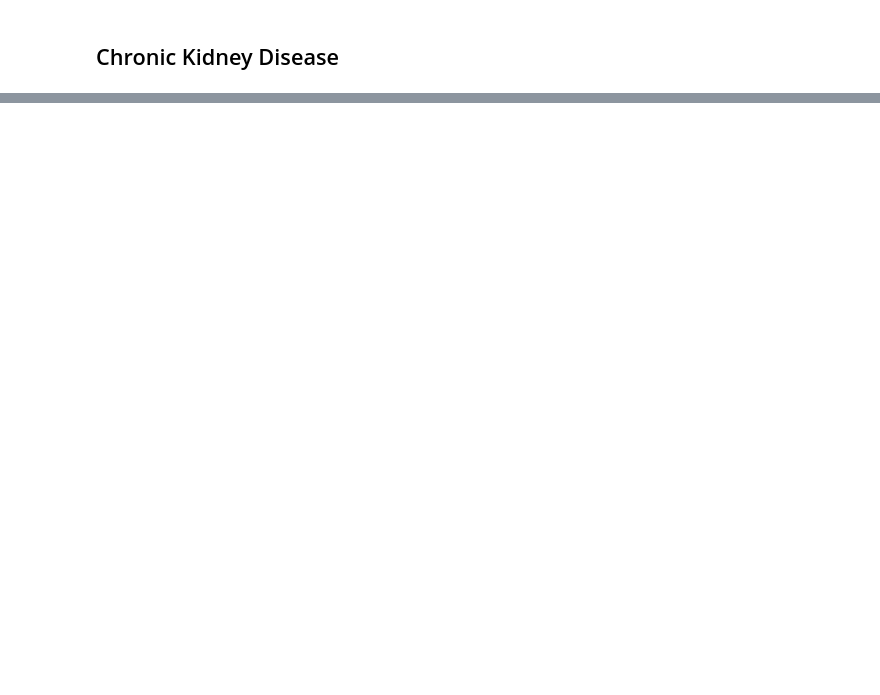
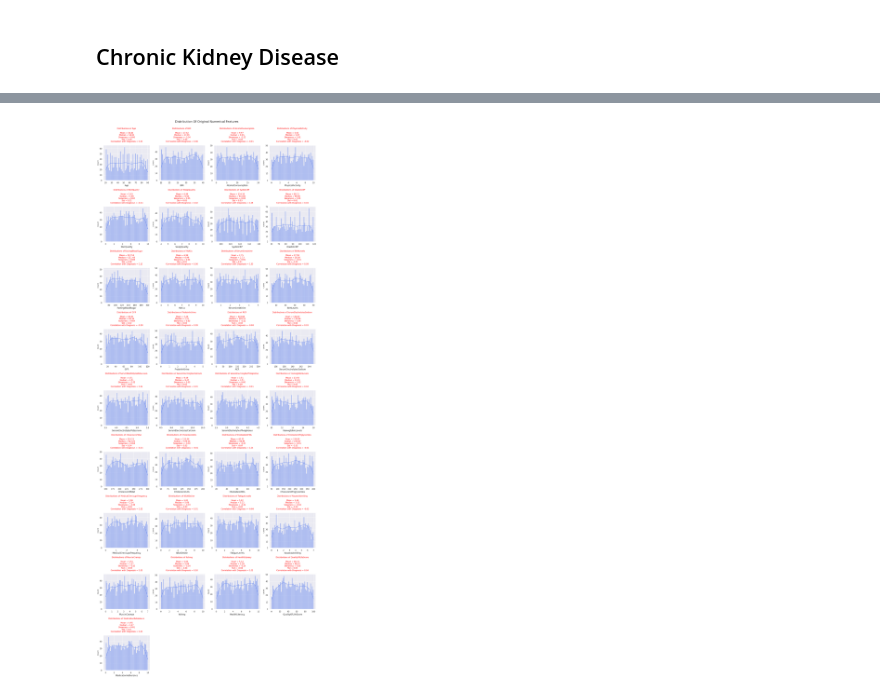
Before and after one commit to lovecrushfamily/Chronic_Kidney_Desease, a Jupyter notebook: notebook.ipynb, the cells around one changed output, grey strips where cells are left out. Cells and saved outputs as stored; diff of their text form; code cells hidden in the pictures; blank space fills up the shorter version.

```diff
--- a/notebook.ipynb
+++ b/notebook.ipynb
@@ -65,0 +165,45 @@ kidney_df.describe().transpose()
+# %%
+
+skewness = kidney_df[numerical_features].skew()
+mean = kidney_df[numerical_features].mean()
+median =kidney_df[numerical_features].median()
+std = kidney_df[numerical_features].std()
+
+
+num_cols = 4
+num_rows = (len(numerical_features) + num_cols - 1) // num_cols  # Calculate the number of rows
+
+fig, axes = plt.subplots(num_rows, num_cols, figsize=(18, 5 * num_rows))
+
+axes = axes.ravel()
+
+fig.suptitle("Distribution Of Original Numerical Features", y=1, fontsize=17)
+
+for i, column in enumerate(numerical_features):
+
+    corr_with_diagnosis = kidney_df[["Diagnosis", column]].corr()
+
+    ax = axes[i]
+    ax.set_ylabel("", fontsize=10)
+    ax.set_title(f'Distributions of {column} \n\n'
+                 f'Mean = {mean[i]:,.2f}\n'
+                 f'Median = {median[i]:,.2f}\n'
+                 f'Skewness = {skewness[i]:,.2f}\n'
+                 f'Std = {skewness[i]:,.2f}\n'
+                 f'Correlation with Diagnosis = {corr_with_diagnosis.values[0][1]:,.2f}\n',
+                 fontsize=11,
+                 color='red')
+
+    sns.histplot(kidney_df[column], ax=ax, kde=True, bins=50)
+
+
+# Remove empty subplots if necessary
+if len(numerical_features) < num_cols * num_rows:
+    for i in range(len(numerical_features), num_cols * num_rows):
+        fig.delaxes(axes[i])
+
+
+plt.tight_layout() # Adjust spacing between subplots
+plt.show()
+# %% [output]
+[figure, added]
```
Also changed, not shown: parts of 30 cells of this notebook, 3 other files.
